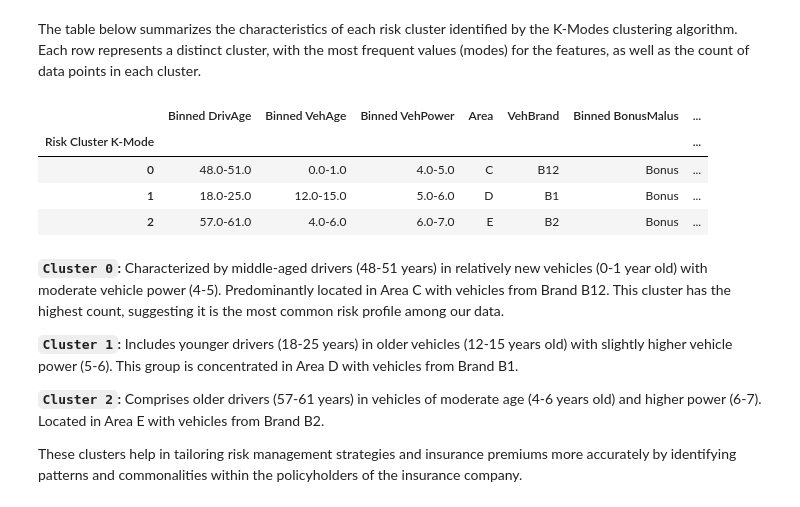
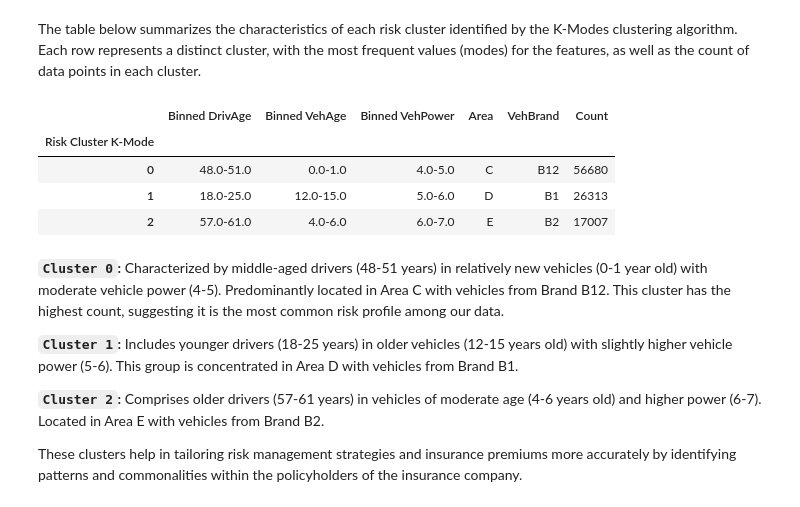
Before and after one commit to ThomasDeConinck/Assurance-Code-Python, a Jupyter notebook: assurances Code Python Case.ipynb, the cells around one changed output. Saved outputs shown, nothing was run; the diff lists cells and outputs as text; code cells hidden in the pictures.

```diff
--- a/assurances Code Python Case.ipynb
+++ b/assurances Code Python Case.ipynb
@@ -316,7 +336,7 @@ The elbow method is used to identify the optimal number of clusters for categori
 The results from running the code for the Elbow method provided us with the following graph which indicates that the ideal number of clusters for the dataset is `3`, if all 100 000 policyholders are used in the model.
 # %%
 # Additional categorical columns
-additional_categorical_columns = ['Area', 'VehBrand']
+additional_categorical_columns = ['Area', 'VehBrand','BonusMalus']
 features = ['DrivAge', 'VehAge','VehPower']
 
 # Prepare data for one-hot encoding
@@ -602,30 +622,30 @@ The table below summarizes the characteristics of each risk cluster identified b
 # %%
 # Count the number of data points in each cluster predicted by the CatBoost model
 predicted_cluster_counts = claims_data['Risk Cluster K-Mode'].value_counts()
 predicted_cluster_counts
 
 # Function to get the most frequent values (mode) for each feature in each cluster
 def get_cluster_modes(df, cluster_col, feature_cols):
     # Group by the cluster column and calculate the mode for each feature
     cluster_modes = df.groupby(cluster_col)[feature_cols].agg(lambda x: x.mode().iloc[0])
     # Add a column for the count of each cluster
     cluster_modes['Count'] = df[cluster_col].value_counts()
     return cluster_modes
 
 # Columns to analyze
-feature_cols = ['Binned DrivAge', 'Binned VehAge', 'Binned VehPower', 'Area', 'VehBrand', 'Binned BonusMalus']
+feature_cols = ['Binned DrivAge', 'Binned VehAge', 'Binned VehPower', 'Area', 'VehBrand']
 
 # Get the most frequent values for each cluster
 cluster_modes = get_cluster_modes(claims_data,'Risk Cluster K-Mode', feature_cols)
 
 # Display common characteristics for each cluster
 cluster_modes
 # %% [output]
-|  | Binned DrivAge | Binned VehAge | Binned VehPower | Area | VehBrand | Binned BonusMalus | ... |
-| Risk Cluster K-Mode |  |  |  |  |  |  | ... |
-| 0 | 48.0-51.0 | 0.0-1.0 | 4.0-5.0 | C | B12 | Bonus | ... |
-| 1 | 18.0-25.0 | 12.0-15.0 | 5.0-6.0 | D | B1 | Bonus | ... |
-| 2 | 57.0-61.0 | 4.0-6.0 | 6.0-7.0 | E | B2 | Bonus | ... |
+|  | Binned DrivAge | Binned VehAge | Binned VehPower | Area | VehBrand | Count |
+| Risk Cluster K-Mode |  |  |  |  |  |  |
+| 0 | 48.0-51.0 | 0.0-1.0 | 4.0-5.0 | C | B12 | 56680 |
+| 1 | 18.0-25.0 | 12.0-15.0 | 5.0-6.0 | D | B1 | 26313 |
+| 2 | 57.0-61.0 | 4.0-6.0 | 6.0-7.0 | E | B2 | 17007 |
 # %% [markdown]
 **`Cluster 0`:** Characterized by middle-aged drivers (48-51 years) in relatively new vehicles (0-1 year old) with moderate vehicle power (4-5). Predominantly located in Area C with vehicles from Brand B12. This cluster has the highest count, suggesting it is the most common risk profile among our data.
 
```
Also changed, not shown: parts of 12 cells of this notebook, 4 other files.
